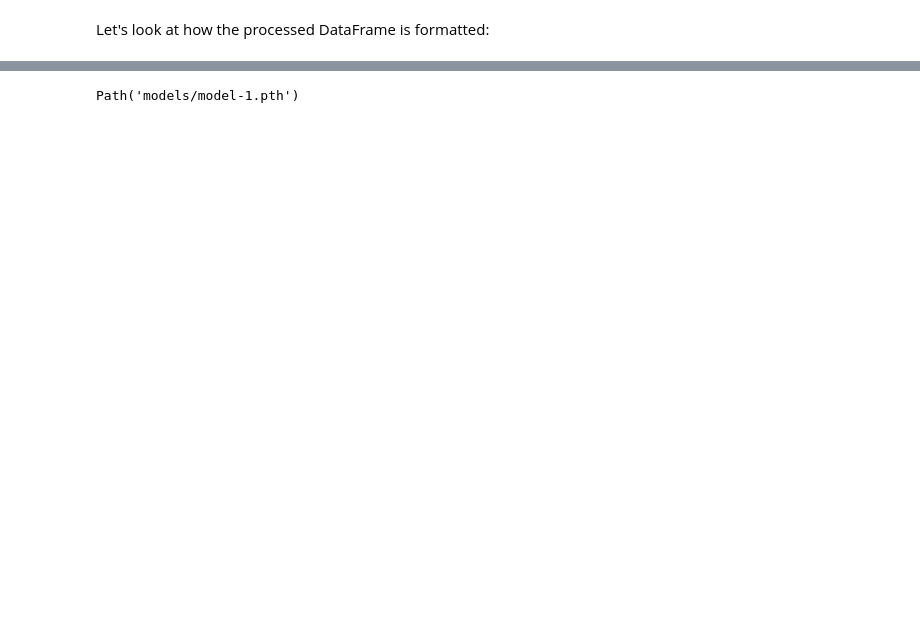
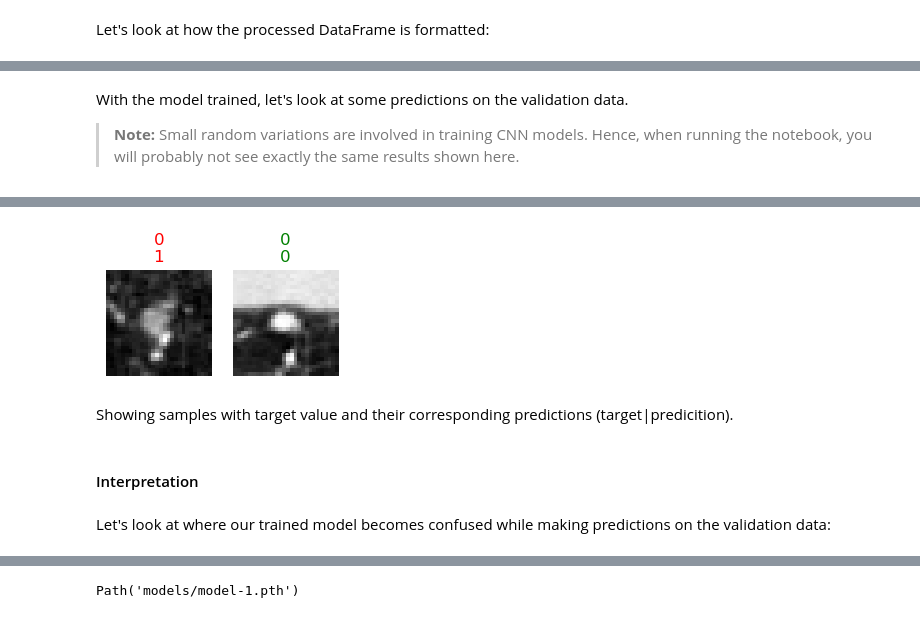
Before and after one commit to MMIV-ML/fastMONAI, a Jupyter notebook: paper/paper.ipynb, the cells around one changed output, grey strips where cells are left out. Cells and saved outputs as stored; diff of their text form; code cells hidden in the pictures; blank space fills up the shorter version.

```diff
--- a/paper/paper.ipynb
+++ b/paper/paper.ipynb
@@ -80,0 +140,7 @@ Let's look at how the processed DataFrame is formatted:
+# %%
+from monai.networks.nets import Classifier
+
+model = Classifier(in_shape=[1, 28, 28, 28], classes=2,
+                   channels=(8, 16, 32),strides=(2, 2, 2, 2))
+# %%
+loss_func = CrossEntropyLossFlat(weight=weights)
@@ -80,0 +149,4 @@ Let's look at how the processed DataFrame is formatted:
+# %%
+learn = Learner(dls, model,loss_func=loss_func, metrics=accuracy)
+# %%
+learn.fit_one_cycle(4)
@@ -80,0 +159,7 @@ Let's look at how the processed DataFrame is formatted:
+# %% [markdown]
+With the model trained, let's look at some predictions on the validation data.
+
+> **Note:** Small random variations are involved in training CNN models. Hence, when running the notebook, you will probably not see exactly the same results shown here.
+# %%
+learn.show_results(max_n=2, anatomical_plane=2, figsize=(3,3))
+# %% [output]
@@ -80,0 +167,7 @@ Let's look at how the processed DataFrame is formatted:
+[figure, added]
+# %% [markdown]
+Showing samples with target value and their corresponding predictions (target|predicition).
+# %% [markdown]
+#### Interpretation
+# %% [markdown]
+Let's look at where our trained model becomes confused while making predictions on the validation data:
```
Also changed, not shown: parts of 124 cells of this notebook, 29 other files.
